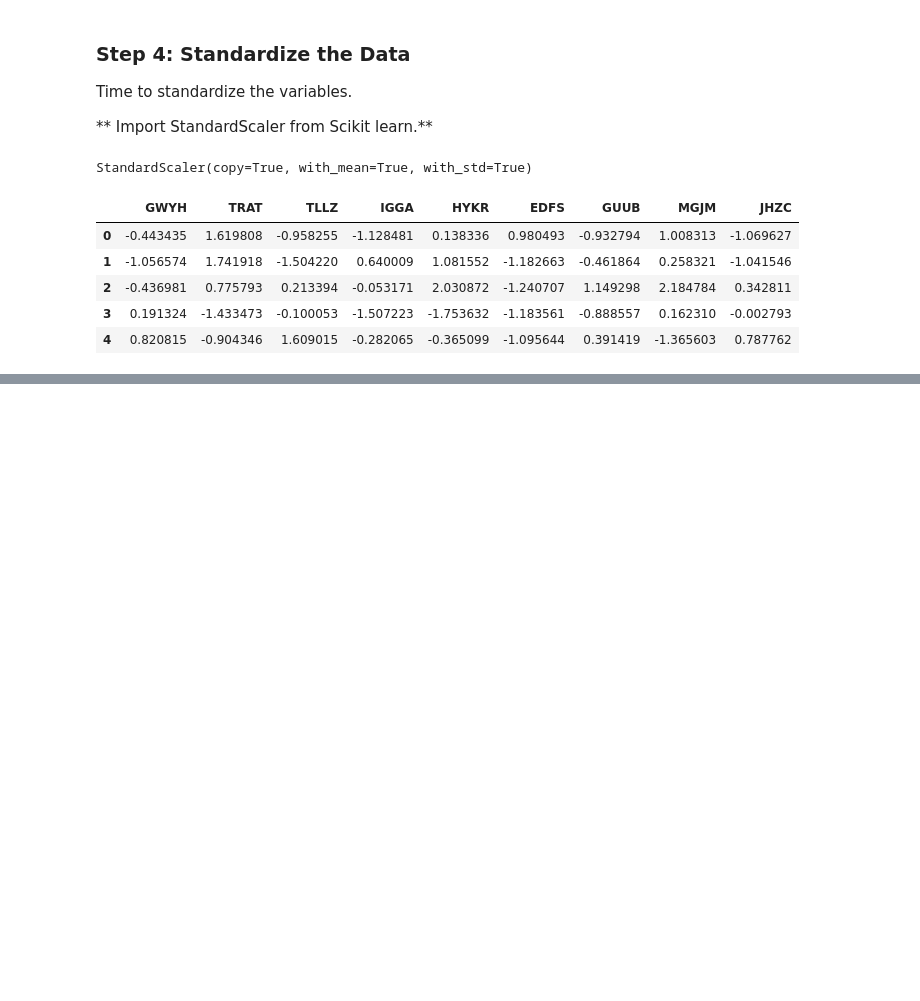
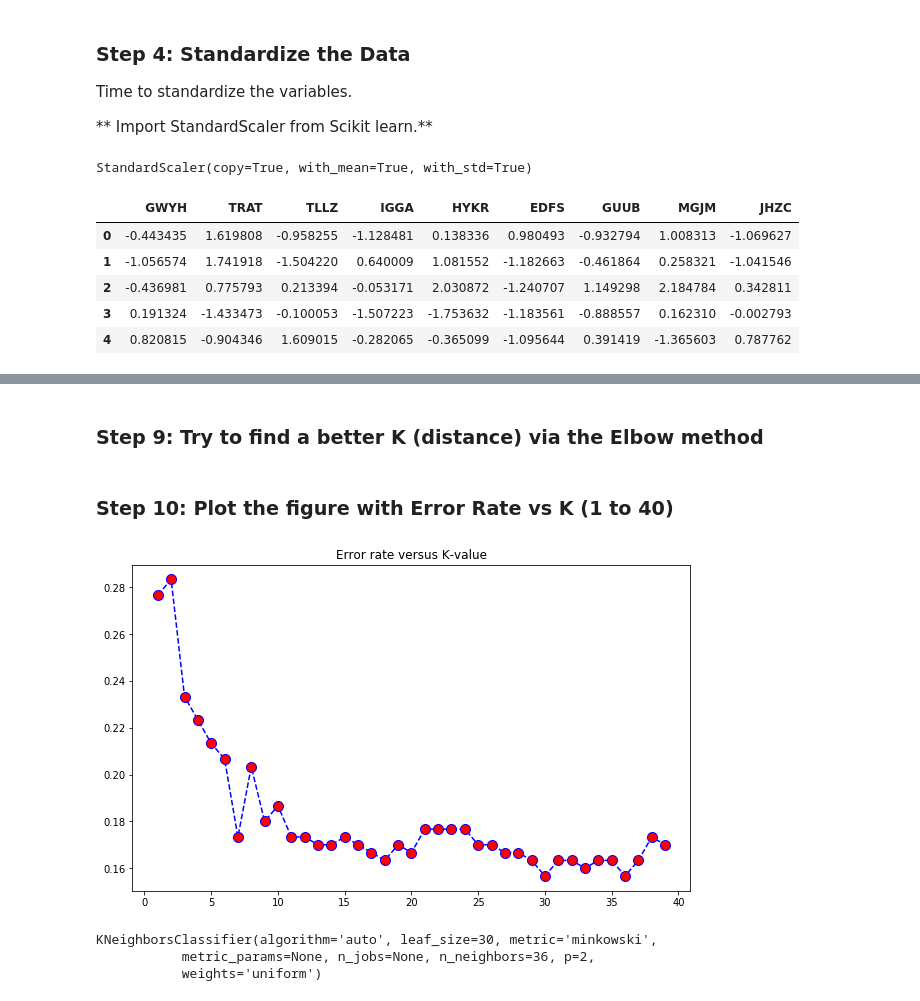
Before and after one commit to paauwp/KNN-Nearest-Neighbourn-Lesson, a Jupyter notebook: My KNN Lecture Project.ipynb, the cells around one changed output, grey strips where cells are left out. Saved outputs shown, nothing was run; the diff lists cells and outputs as text; code cells hidden in the pictures; blank space fills up the shorter version.

```diff
--- a/My KNN Lecture Project.ipynb
+++ b/My KNN Lecture Project.ipynb
@@ -66,0 +71,5 @@ df.head(5)
+# %%
+X= df_features #Je kunt ook scaled_features gebruiken
+y= df['TARGET CLASS']
+
+X_train, X_test, y_train, y_test = train_test_split(X, y, test_size=0.3, random_state=42)
@@ -66,0 +80,4 @@ df.head(5)
+# %%
+knn = KNeighborsClassifier(n_neighbors = 1) # k (distance) equals 1 in this model
+# %%
+knn.fit(X_train, y_train)
@@ -66,0 +129,2 @@ df.head(5)
+# %% [markdown]
+### Step 9: Try to find a better K (distance) via the Elbow method
@@ -66,0 +133,20 @@ df.head(5)
+# %%
+error_rate = [] #my empty error rate list
+
+#Why will we get an error rate out of this code. Because we take the means of all pred_i values that do not equal the y_test. The higher this mean value  the more errors there were!!
+
+for i in range (1,40):
+    knn = KNeighborsClassifier(n_neighbors = i)
+    knn.fit(X_train, y_train)
+    pred_i = knn.predict(X_test)
+    error_rate.append(np.mean (pred_i != y_test))
+# %% [markdown]
+### Step 10: Plot the figure with Error Rate vs K (1 to 40)
+# %%
+plt.figure(figsize=(10,6))
+plt.plot(range(1,40), error_rate, color='blue', linestyle='dashed', marker='o', markerfacecolor='red', markersize=10)
+plt.title('Error rate versus K-value')
+plt.xlabel=('K')
+plt.ylabel=('Error Rate')
+# %% [output]
+[figure, added]
@@ -66,0 +157,6 @@ df.head(5)
+# %%
+knn.fit(X_train, y_train)
+# %% [output]
+KNeighborsClassifier(algorithm='auto', leaf_size=30, metric='minkowski',
+           metric_params=None, n_jobs=None, n_neighbors=36, p=2,
+           weights='uniform')
```
Also changed, not shown: parts of 17 cells of this notebook.
